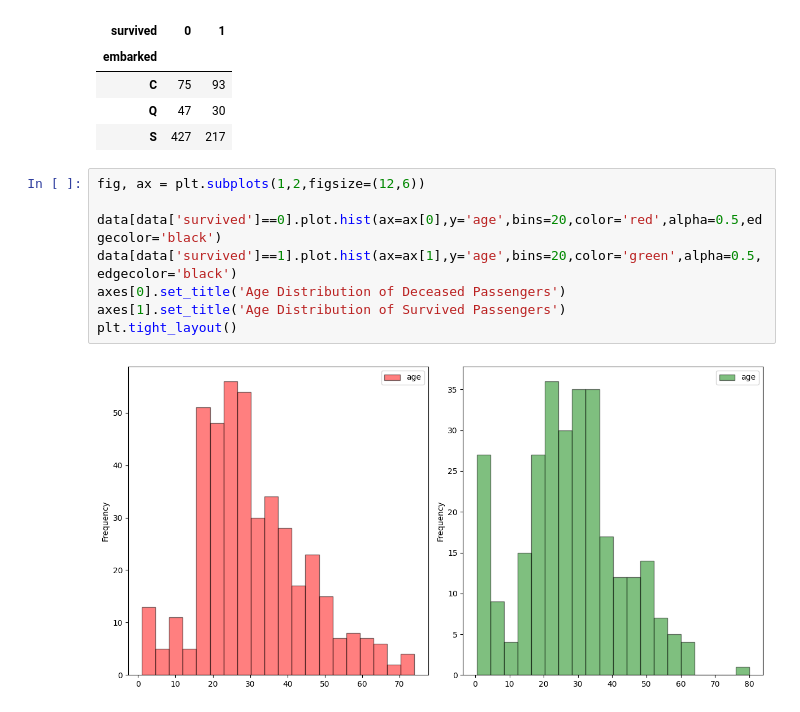
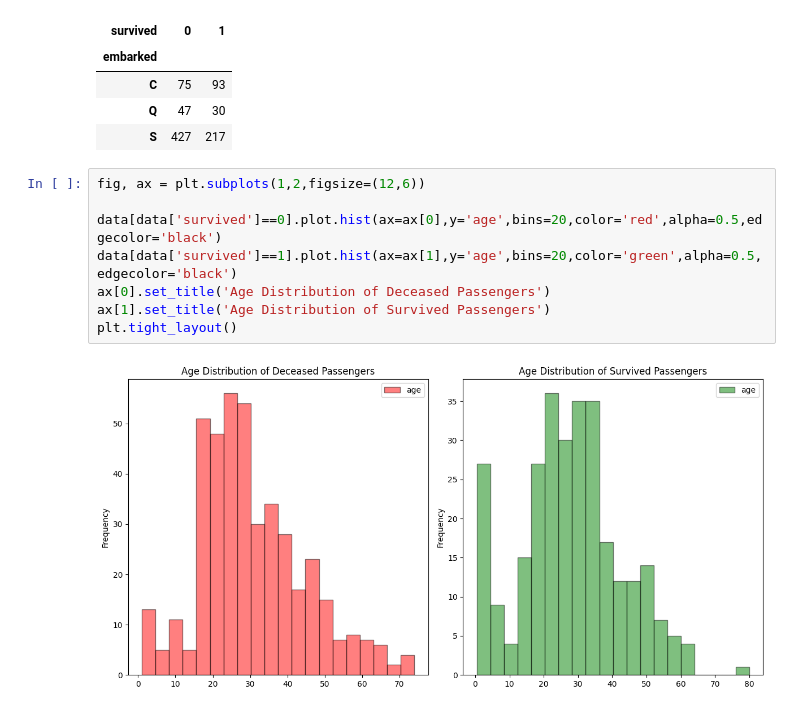
Before and after one commit to Salmanfarsi2561/PYTHON_ML, a Jupyter notebook: EDA/datasets/Analysis/Titanic.ipynb, the cells around one changed output. Saved outputs shown, nothing was run; the diff lists cells and outputs as text.

```diff
--- a/EDA/datasets/Analysis/Titanic.ipynb
+++ b/EDA/datasets/Analysis/Titanic.ipynb
@@ -164,10 +164,10 @@ pd.crosstab(data.embarked, data.survived)
 # %%
 fig, ax = plt.subplots(1,2,figsize=(12,6))
 
 data[data['survived']==0].plot.hist(ax=ax[0],y='age',bins=20,color='red',alpha=0.5,edgecolor='black')
 data[data['survived']==1].plot.hist(ax=ax[1],y='age',bins=20,color='green',alpha=0.5,edgecolor='black')
-axes[0].set_title('Age Distribution of Deceased Passengers')
-axes[1].set_title('Age Distribution of Survived Passengers')
+ax[0].set_title('Age Distribution of Deceased Passengers')
+ax[1].set_title('Age Distribution of Survived Passengers')
 plt.tight_layout()
 # %% [output]
-[figure, old version]
+[figure, new version]
```
Also changed, not shown: parts of 4 cells of this notebook.
